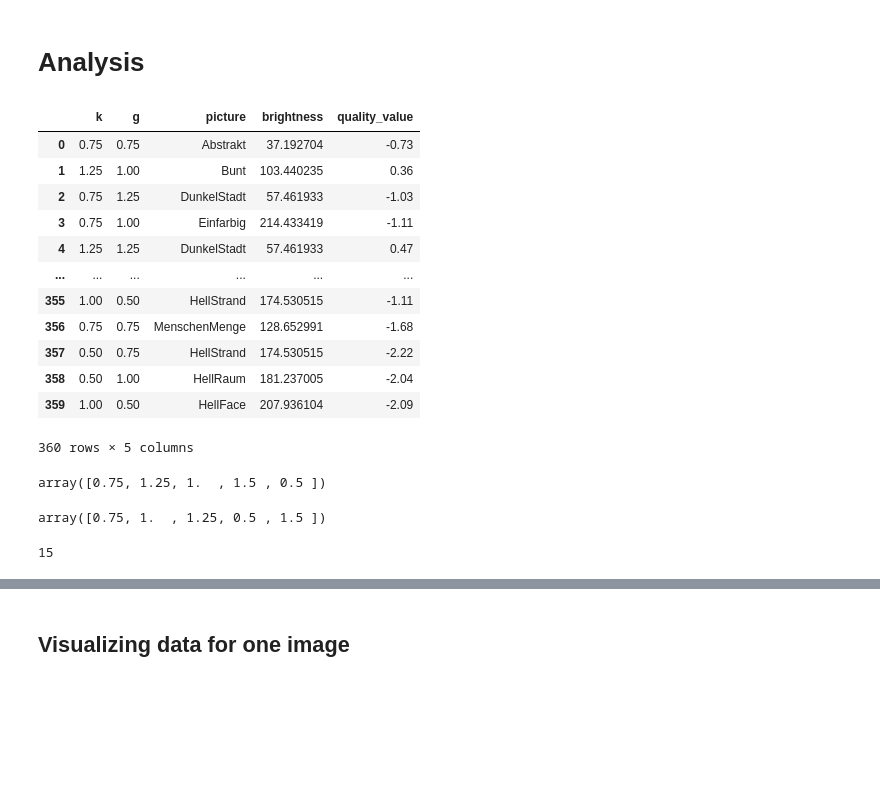
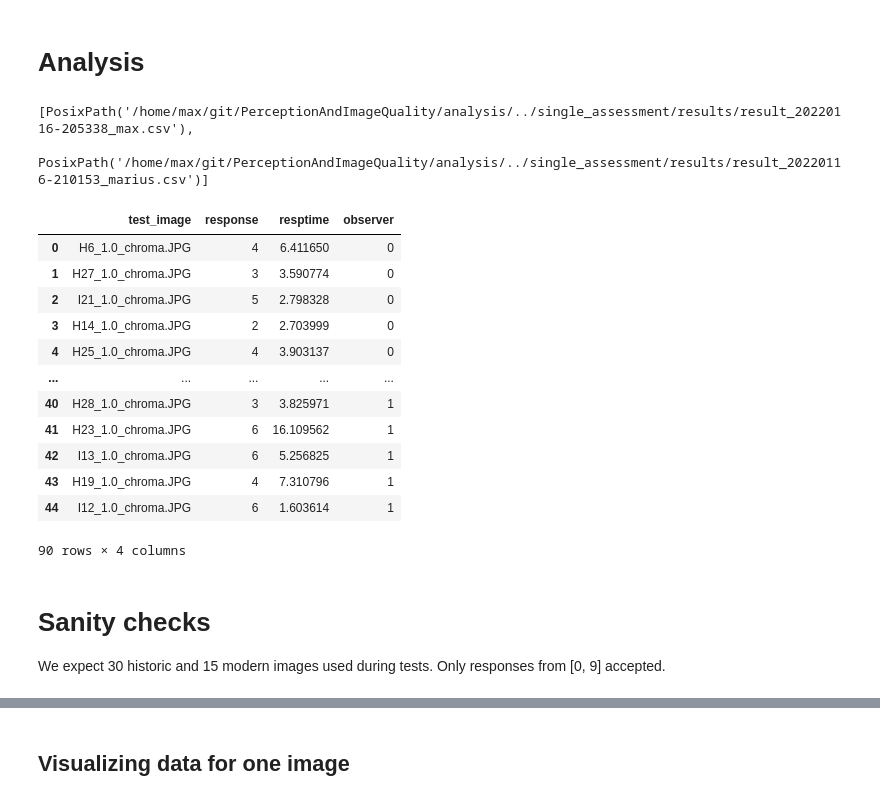
Before and after one commit to Thrrym/PerceptionAndImageQuality, a Jupyter notebook: analysis/analysis.ipynb, the cells around one changed output, grey strips where cells are left out. Saved outputs shown, nothing was run; the diff lists cells and outputs as text; code cells hidden in the pictures; blank space fills up the shorter version.

```diff
--- a/analysis/analysis.ipynb
+++ b/analysis/analysis.ipynb
@@ -8,48 +10,66 @@ import matplotlib.pyplot as plt
 # seaborn comes with default presets (called 'contents') for figure's aesthetics,
 # such as the font size, figure size etc.
 sns.set_context('talk') # try: 'talk', 'poster', 'notebook'
+# %%
+# Get current result files.
+single_result_dir = Path('../single_assessment/results').absolute()
+single_result_file_names = os.listdir(single_result_dir)
+single_result_file_names = list(filter(lambda name: str.startswith(name, 'result'), single_result_file_names))
+
+single_result_files_paths = []
+for name in single_result_file_names:
+    single_result_files_paths.append(single_result_dir / name)
+
+single_result_files_paths
+# %% [output]
+[PosixPath('/home/max/git/PerceptionAndImageQuality/analysis/../single_assessment/results/result_20220116-205338_max.csv'),
+ PosixPath('/home/max/git/PerceptionAndImageQuality/analysis/../single_assessment/results/result_20220116-210153_marius.csv')]
 # %%
 # we read the data
-df = pd.read_csv('Beispiel.csv')
+file = single_result_files_paths.pop()
+df = pd.read_csv(file)
+observer_num = 0
+df['observer'] = observer_num
+observer_num += 1
+
+for path in single_result_files_paths:
+    df_tmp = pd.read_csv(path)
+    df_tmp['observer'] = observer_num
+    df = pd.concat((df, df_tmp))
+
+#for file in single_result_files_paths:
 
 # if we have more observers we could read their files, assign the column observer
 # with their name, and concatenate the DataFrames with pd.concat(). Example:
 #df1 = pd.read_csv('Person1.csv')
 #df1['observer'] = 'Person1'      # creates a new column called 'observer'
 #df2 = pd.read_csv('Person2.csv') # reads second file
 #df2['observer'] = 'Person2'
 #df = pd.concat((df, df2))        # concatenates both dataframes in one
+df
+# %% [output]
+|  | test_image | response | resptime | observer |
+| 0 | H6_1.0_chroma.JPG | 4 | 6.411650 | 0 |
+| 1 | H27_1.0_chroma.JPG | 3 | 3.590774 | 0 |
+| 2 | I21_1.0_chroma.JPG | 5 | 2.798328 | 0 |
+| 3 | H14_1.0_chroma.JPG | 2 | 2.703999 | 0 |
+| 4 | H25_1.0_chroma.JPG | 4 | 3.903137 | 0 |
+| ... | ... | ... | ... | ... |
+| 40 | H28_1.0_chroma.JPG | 3 | 3.825971 | 1 |
+| 41 | H23_1.0_chroma.JPG | 6 | 16.109562 | 1 |
+| 42 | I13_1.0_chroma.JPG | 6 | 5.256825 | 1 |
+| 43 | H19_1.0_chroma.JPG | 4 | 7.310796 | 1 |
+| 44 | I12_1.0_chroma.JPG | 6 | 1.603614 | 1 |
+90 rows × 4 columns
 # %%
 # explore the first entries in your data
-df
+#df
-# %% [output]
-|  | k | g | picture | brightness | quality_value |
-| 0 | 0.75 | 0.75 | Abstrakt | 37.192704 | -0.73 |
-| 1 | 1.25 | 1.00 | Bunt | 103.440235 | 0.36 |
-| 2 | 0.75 | 1.25 | DunkelStadt | 57.461933 | -1.03 |
-| 3 | 0.75 | 1.00 | Einfarbig | 214.433419 | -1.11 |
-| 4 | 1.25 | 1.25 | DunkelStadt | 57.461933 | 0.47 |
-| ... | ... | ... | ... | ... | ... |
-| 355 | 1.00 | 0.50 | HellStrand | 174.530515 | -1.11 |
-| 356 | 0.75 | 0.75 | MenschenMenge | 128.652991 | -1.68 |
-| 357 | 0.50 | 0.75 | HellStrand | 174.530515 | -2.22 |
-| 358 | 0.50 | 1.00 | HellRaum | 181.237005 | -2.04 |
-| 359 | 1.00 | 0.50 | HellFace | 207.936104 | -2.09 |
-360 rows × 5 columns
+# %% [markdown]
+# Sanity checks
+We expect 30 historic and 15 modern images used during tests.
+Only responses from [0, 9] accepted.
 # %%
 # sanity checks: how many groups do you expect per categorical variable?
-# in these data we expect :
-# 5 different k values
-df['k'].unique()
+assert len(df['test_image'].unique()) == 30 + 15
+assert max(df['response'].unique()) <= 9
+assert min(df['response'].unique()) >= 0
-# %% [output]
-array([0.75, 1.25, 1.  , 1.5 , 0.5 ])
-# %%
-# 5 different g values
-df['g'].unique()
-# %% [output]
-array([0.75, 1.  , 1.25, 0.5 , 1.5 ])
-# %%
-# 15 different pictures
-len(df['picture'].unique())
-# %% [output]
-15
```
Also changed, not shown: parts of 10 cells of this notebook.
